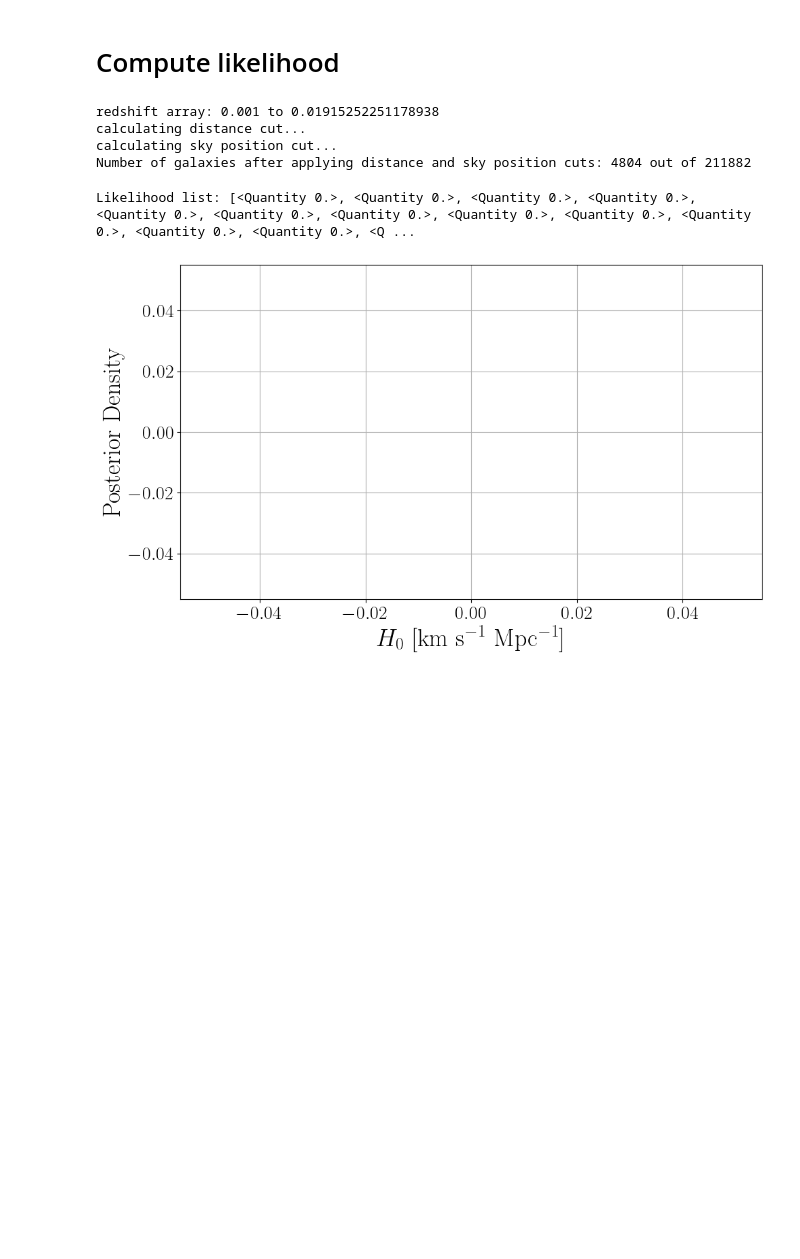
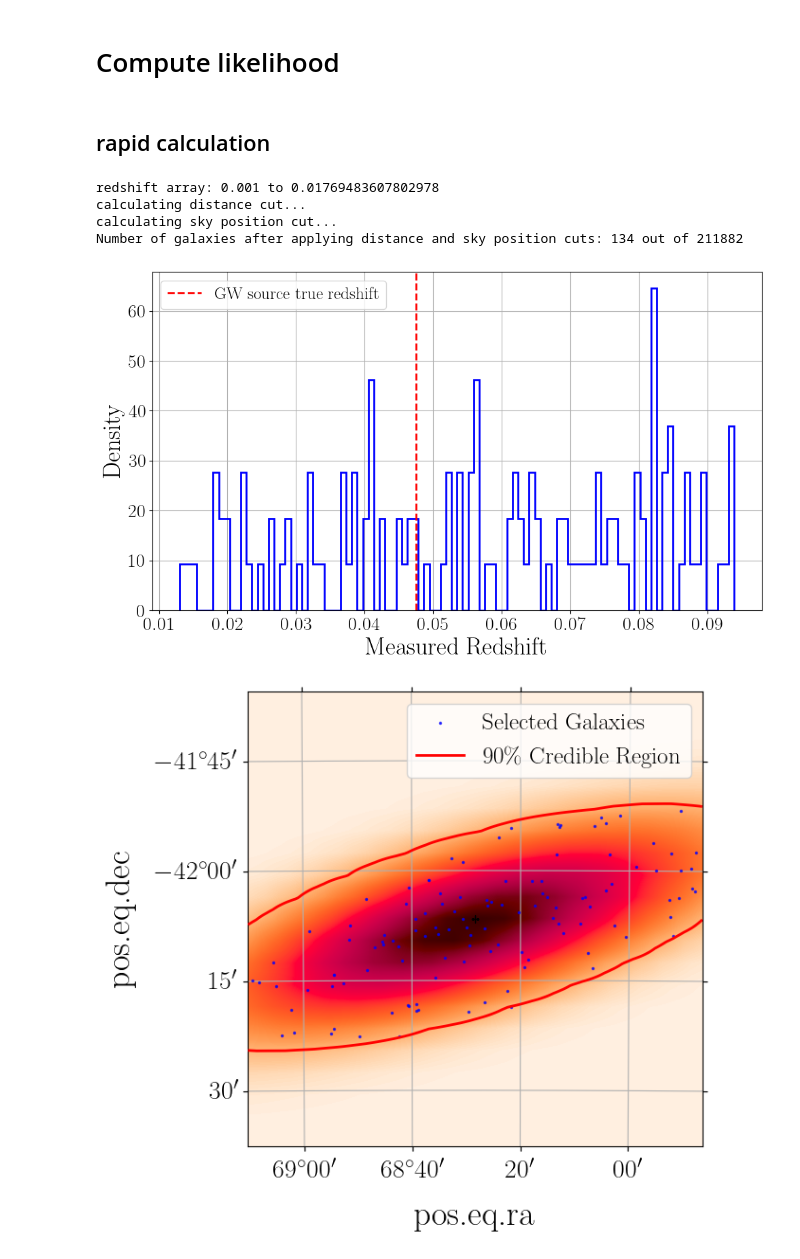
Before and after one commit to seanmacb/northstars_S26B_prep, a Jupyter notebook: infer_H0_simulation_for_proposal/H0_estimation_simulation_cosmoDC2.ipynb, the cells around one changed output. Cells and saved outputs as stored; diff of their text form; code cells hidden in the pictures; blank space fills up the shorter version.

```diff
--- a/infer_H0_simulation_for_proposal/H0_estimation_simulation_cosmoDC2.ipynb
+++ b/infer_H0_simulation_for_proposal/H0_estimation_simulation_cosmoDC2.ipynb
@@ -433,5 +422,7 @@ sum of p_dL: 0.9999982437093082
 # %% [markdown]
 # Compute likelihood
+# %% [markdown]
+## rapid calculation
 # %%
 import healpy as hp
 import numpy as np
@@ -532,14 +523,14 @@ def likelihood(z_array, H0, dl_interp, gal_z, gal_zsigma, gal_m, gal_p, gal_dist
     return total_likelihood/beta
 
 """GW data"""
-p, distnorm, distmu, distsig = hp.read_map(GW_sky_map_file_path, field=[0, 1, 2, 3]) # should be RING, not NEST
+p, distmu, distsig, distnorm = hp.read_map(GW_sky_map_file_path, field=[0, 1, 2, 3]) # should be RING, not NEST, order of fields: PROB, DISTMU, DISTSIGMA, DISTNORM
 nside = hp.npix2nside(len(p))
 
 """set up H0 array and redshift array"""
 h0_array_params = (20, 140, 100) # H0 grid for likelihood eval
 h0_array = np.linspace(*h0_array_params)
 z_array_max = z_from_dL(distmu[np.argmax(p)]+5*distsig[np.argmax(p)], H0=np.min(h0_array)) * 1.1
-z_array = np.linspace(0.001, z_array_max, 4990)
+z_array = np.linspace(0.001, z_array_max, 1000)
 print(f'redshift array: {z_array[0]} to {z_array[-1]}')
 
 """Create array of splines for luminosity distance"""
@@ -571,11 +562,14 @@ while np.any(gal_measured_z <= 0):
 """make galaxy selections"""
 ### distance ###
 print('calculating distance cut...')
-percentile_80_for_gaussian = 1.28155
-# percentale_90_for_gaussian = 1.64485
+# percentile_80_for_gaussian = 1.28155
+percentile_90_for_gaussian = 1.64485
 # percentile_95_for_gaussian = 1.95996
 gal_dL_for_largest_H0 = luminosity_distance(gal_measured_z, H0=np.max(h0_array))
-distance_mask = (gal_dL_for_largest_H0<distmu[np.argmax(p)]+percentile_80_for_gaussian*distsig[np.argmax(p)]) # in UPPER 90% credible interval
+gal_dL_for_smallest_H0 = luminosity_distance(gal_measured_z, H0=np.min(h0_array))
+dist_max_thresh = distmu[np.argmax(p)] + percentile_90_for_gaussian*distsig[np.argmax(p)] # for now, all pixels has same dL distribution
+dist_min_thresh = distmu[np.argmax(p)] - percentile_90_for_gaussian*distsig[np.argmax(p)] # for now, all pixels has same dL distribution
+distance_mask = (gal_dL_for_smallest_H0>dist_min_thresh) & (gal_dL_for_largest_H0<dist_max_thresh) # in 90% credible interval
 
 ### sky position ###
 print('calculating sky position cut...')
@@ -604,38 +598,68 @@ gal_distmu = distmu[gal_hpx_idx]
 gal_distsig = distsig[gal_hpx_idx]
 gal_distnorm = distnorm[gal_hpx_idx]
 
+plt.style.use('~/research/my_plot_style.style')
+plt.figure()
+plt.hist(masked_gal_measured_z, bins=100, color='blue', histtype='step', density=True, lw=2)
+plt.axvline(sampled_true_z[best_index], color='red', linestyle='--', lw=2, label='GW source true redshift')
+plt.xlabel('Measured Redshift')
+plt.ylabel('Density')
+plt.grid(True)
+plt.legend()
+plt.show()
+
+npix = len(p)
+nside = hp.npix2nside(npix)
+max_idx = np.argmax(p)
+theta, phi = hp.pix2ang(nside, max_idx)
+ra_deg = np.rad2deg(phi)
+dec_deg = np.rad2deg(0.5 * np.pi - theta)
+plt.figure()
+center_coord = SkyCoord(ra=ra_deg, dec=dec_deg, unit='deg')
+ax = plt.axes(projection='astro zoom', center=center_coord, radius=target_dec_err*4 * u.rad)
+ax.imshow_hpx(p, cmap='cylon')
+ax.plot(ra_deg, dec_deg, transform=ax.get_transform('world'), marker='+', color='k')
+ax.scatter(masked_gal_ra, masked_gal_dec, transform=ax.get_transform('world'), marker='o', color='blue', s=2, alpha=0.7, label='Selected Galaxies')
+ax.contour_hpx(p, levels=[prob_threshold_90], colors='red', linewidths=2)
+ax.plot([], [], color='red', linewidth=2, label=r'$90\%$ Credible Region')
+ax.legend()
+ax.coords[0].set_format_unit(u.deg)
+ax.coords[1].set_format_unit(u.deg)
+ax.grid(True)
+plt.show()
+
 """Evaluate H0 likelihood"""
 likelihood_list = []
 for i in tqdm(range(len(h0_array))):
     val = likelihood(
                     z_array,
                     h0_array[i],
                     h0_interpolators[i],
                     masked_gal_measured_z,
                     masked_gal_z_sigma,
                     masked_gal_mr,
                     gal_p,
                     gal_distmu,
                     gal_distsig,
                     gal_distnorm,
-                    chunk_size=100
+                    chunk_size=2000
                         )
     likelihood_list.append(val)
-print("Likelihood list:", likelihood_list)
 like = np.array(likelihood_list)
 like /= np.trapz(like, h0_array)
 
 plt.style.use('~/research/my_plot_style.style')
 plt.figure()
 plt.plot(h0_array, like, color='blue', lw=2)
+plt.axvline(x=true_H0, color='red', ls='--', label=r'True $H_0$')
 plt.xlabel(r'$H_0$ [km s$^{-1}$ Mpc$^{-1}$]')
 plt.ylabel('Posterior Density')
 plt.grid(True)
 plt.show()
 # %% [output]
-redshift array: 0.001 to 0.01915252251178938
+redshift array: 0.001 to 0.01769483607802978
 calculating distance cut...
 calculating sky position cut...
-Number of galaxies after applying distance and sky position cuts: 4804 out of 211882
+Number of galaxies after applying distance and sky position cuts: 134 out of 211882
-Likelihood list: [<Quantity 0.>, <Quantity 0.>, <Quantity 0.>, <Quantity 0.>, <Quantity 0.>, <Quantity 0.>, <Quantity 0.>, <Quantity 0.>, <Quantity 0.>, <Quantity 0.>, <Quantity 0.>, <Quantity 0.>, <Q ...
-[figure, old version]
+[figure, new version]
+[figure, added]
```
Also changed, not shown: parts of 6 cells of this notebook.
